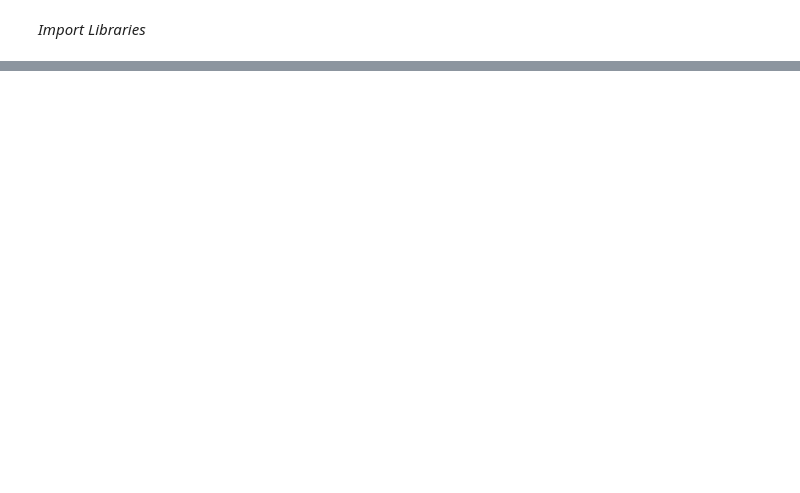
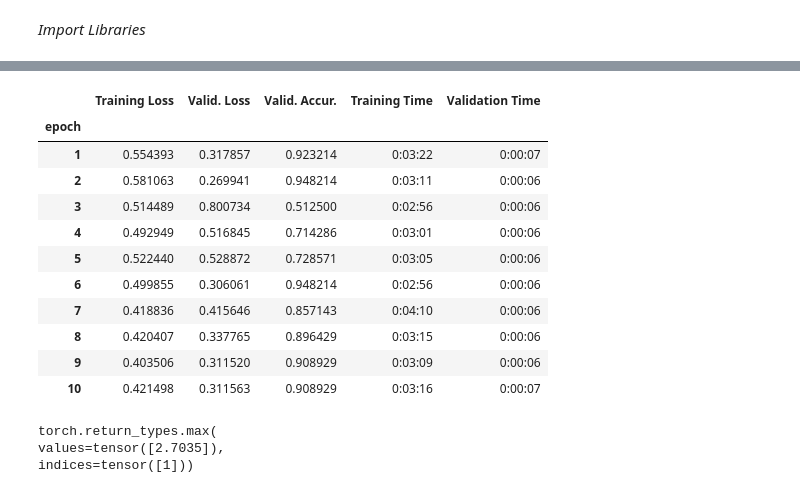
Before and after one commit to m0ckers/Echo-Chambers, a Jupyter notebook: src/Stance.ipynb, the cells around one changed output, grey strips where cells are left out. Drawn from its saved outputs; the diff is of its cells as text; code cells hidden in the pictures; blank space fills up the shorter version.

```diff
--- a/src/Stance.ipynb
+++ b/src/Stance.ipynb
@@ -72,0 +97,22 @@ ModuleNotFoundError: No module named 'ekphrasis'
+# %%
+import pandas as pd
+# Display floats with two decimal places. pd.set_option('precision', 2)
+# Create a DataFrame from our training statistics.
+df_stats = pd.DataFrame(data=training_stats)
+# Use the 'epoch' as the row index.
+df_stats = df_stats.set_index('epoch')
+# Display the table.
+df_stats
+# %% [output]
+|  | Training Loss | Valid. Loss | Valid. Accur. | Training Time | Validation Time |
+| epoch |  |  |  |  |  |
+| 1 | 0.554393 | 0.317857 | 0.923214 | 0:03:22 | 0:00:07 |
+| 2 | 0.581063 | 0.269941 | 0.948214 | 0:03:11 | 0:00:06 |
+| 3 | 0.514489 | 0.800734 | 0.512500 | 0:02:56 | 0:00:06 |
+| 4 | 0.492949 | 0.516845 | 0.714286 | 0:03:01 | 0:00:06 |
+| 5 | 0.522440 | 0.528872 | 0.728571 | 0:03:05 | 0:00:06 |
+| 6 | 0.499855 | 0.306061 | 0.948214 | 0:02:56 | 0:00:06 |
+| 7 | 0.418836 | 0.415646 | 0.857143 | 0:04:10 | 0:00:06 |
+| 8 | 0.420407 | 0.337765 | 0.896429 | 0:03:15 | 0:00:06 |
+| 9 | 0.403506 | 0.311520 | 0.908929 | 0:03:09 | 0:00:06 |
+| 10 | 0.421498 | 0.311563 | 0.908929 | 0:03:16 | 0:00:07 |
@@ -72,0 +128,6 @@ ModuleNotFoundError: No module named 'ekphrasis'
+# %%
+torch.max(sentiment[1], 1)
+# %% [output]
+torch.return_types.max(
+values=tensor([2.7035]),
+indices=tensor([1]))
```
Also changed, not shown: parts of 12 cells of this notebook, 50 other files.
